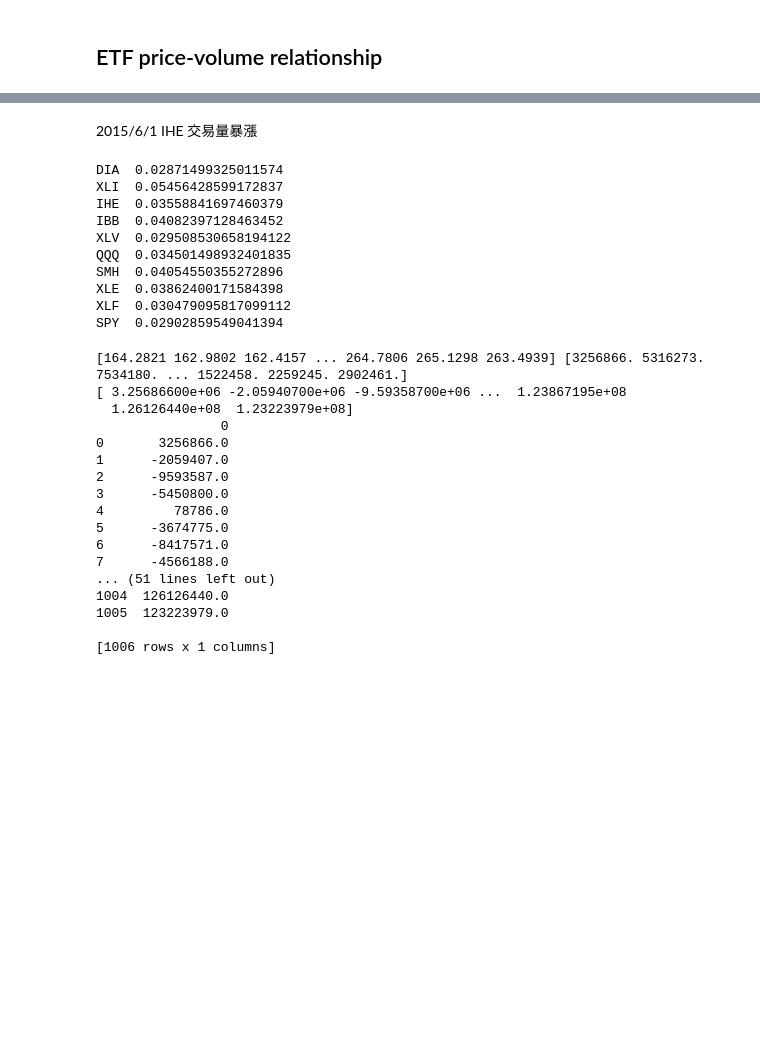
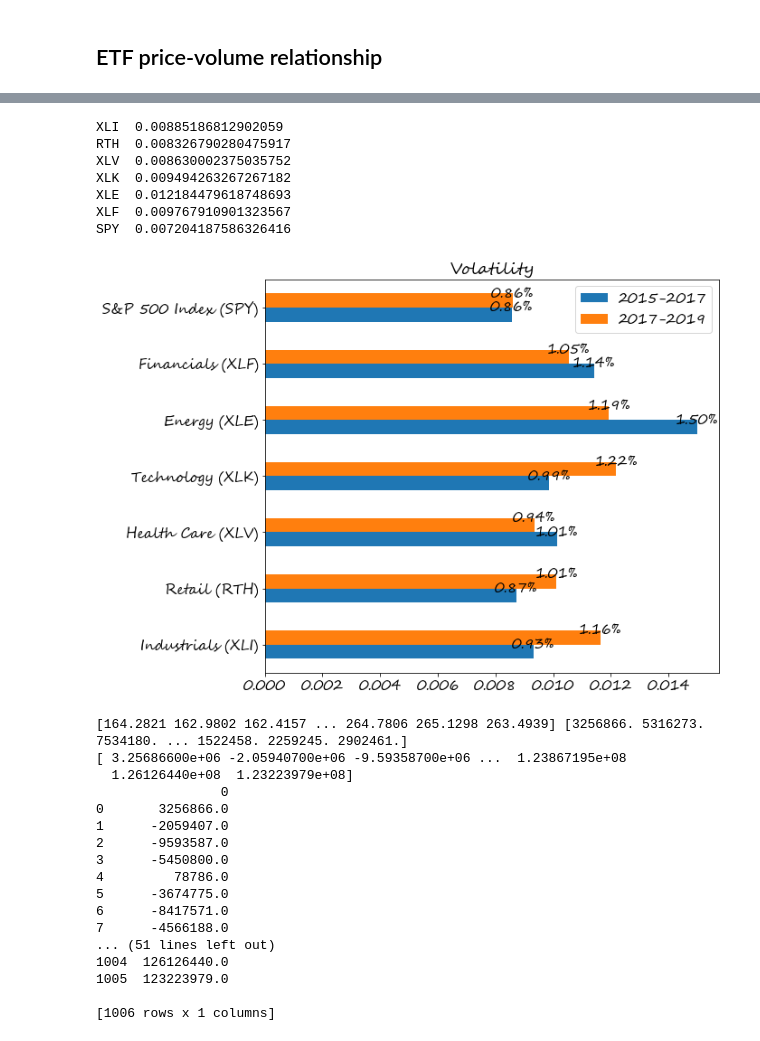
Before and after one commit to elvish7/datascience, a Jupyter notebook: Market_Sentiment_Analysis/Analysis/price-volume.ipynb, the cells around one changed output, grey strips where cells are left out. Drawn from its saved outputs; the diff is of its cells as text; code cells hidden in the pictures; blank space fills up the shorter version.

```diff
--- a/Market_Sentiment_Analysis/Analysis/price-volume.ipynb
+++ b/Market_Sentiment_Analysis/Analysis/price-volume.ipynb
@@ -128,25 +118,42 @@ SPY  close_pct&volume_pct corr  -0.28191859784239226  close_range  0.09234746628
-# %% [markdown]
-2015/6/1 IHE 交易量暴漲
 # %%
 #volatility
 for i in sel_etf:
-    if i == 0:
-        i = ''
-    else:
-        i = '.' + str(i)
-    volatility = df1['close'+i][2:].astype(float).pct_change().rolling(7).std()
-    print(df1['close'+i][0]+'  '+str(volatility.max()))
+    volatility = df1['close.'+str(i)][1:].astype(float).pct_change().rolling(7).std()
+    print(df1['close.'+str(i)][0]+'  '+str(volatility.mean()))
 # %% [output]
-DIA  0.02871499325011574
-XLI  0.05456428599172837
-IHE  0.03558841697460379
-IBB  0.04082397128463452
-XLV  0.029508530658194122
-QQQ  0.034501498932401835
-SMH  0.04054550355272896
-XLE  0.03862400171584398
-XLF  0.030479095817099112
-SPY  0.02902859549041394
+XLI  0.00885186812902059
+RTH  0.008326790280475917
+XLV  0.008630002375035752
+XLK  0.009494263267267182
+XLE  0.012184479618748693
+XLF  0.009767910901323567
+SPY  0.007204187586326416
+# %%
+import math
+etf_sym = ['Industrials (XLI)','Retail (RTH)','Health Care (XLV)',
+           'Technology (XLK)','Energy (XLE)','Financials (XLF)', 'S&P 500 Index (SPY)']
+vol_1 = [] # 2015-2017 volatitlity
+vol_2 = [] # 2017-2019 volatitlity
+for i in sel_etf:
+    d = {'log_': np.log(df1['close.'+str(i)][1:].astype(float)/df1['close.'+str(i)][1:].astype(float).shift(1))}
+    vol = pd.DataFrame(data=d)
+
+    vol['log_roll'] = vol['log_'].rolling(7).std()
+    vol['annual'] = vol['log_roll']*math.sqrt(255)
+
+    vol_1.append(vol['log_'].loc['2015-05-04':'2017-05-04'].std())
+    vol_2.append(vol['log_'].loc['2017-05-04':'2019-05-04'].std())
+
+df_v = pd.DataFrame({'2015-2017': vol_1, '2017-2019': vol_2}, index=etf_sym)
+ax = df_v.plot.barh(figsize=(9,8),fontsize=15,title='Volatility')
+
+# add annotation
+for p in ax.patches:
+    width = p.get_width()
+    plt.text(p.get_width(), p.get_y()+p.get_height(),
+             '{:.2%}'.format(width),ha='center', va='center')
+# %% [output]
+[figure, added]
 # %%
 import talib as ta
 import numpy as np
```
Also changed, not shown: parts of 6 cells of this notebook.
